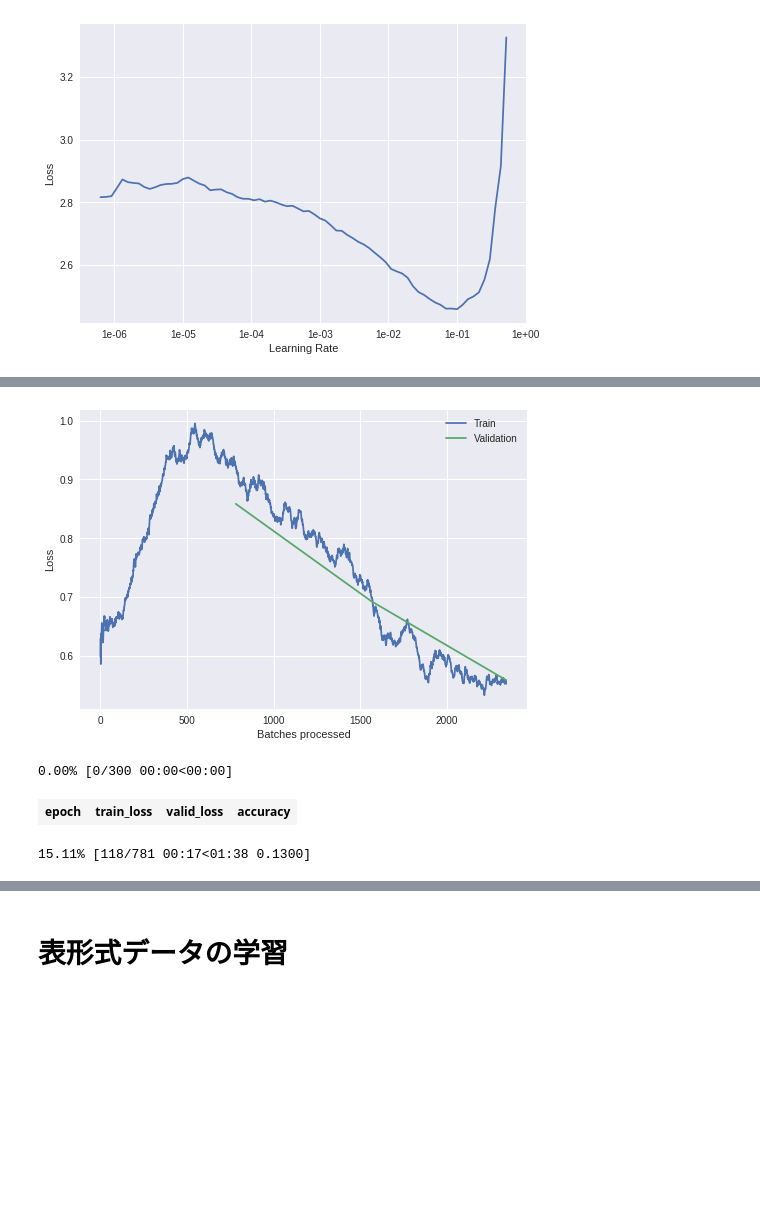
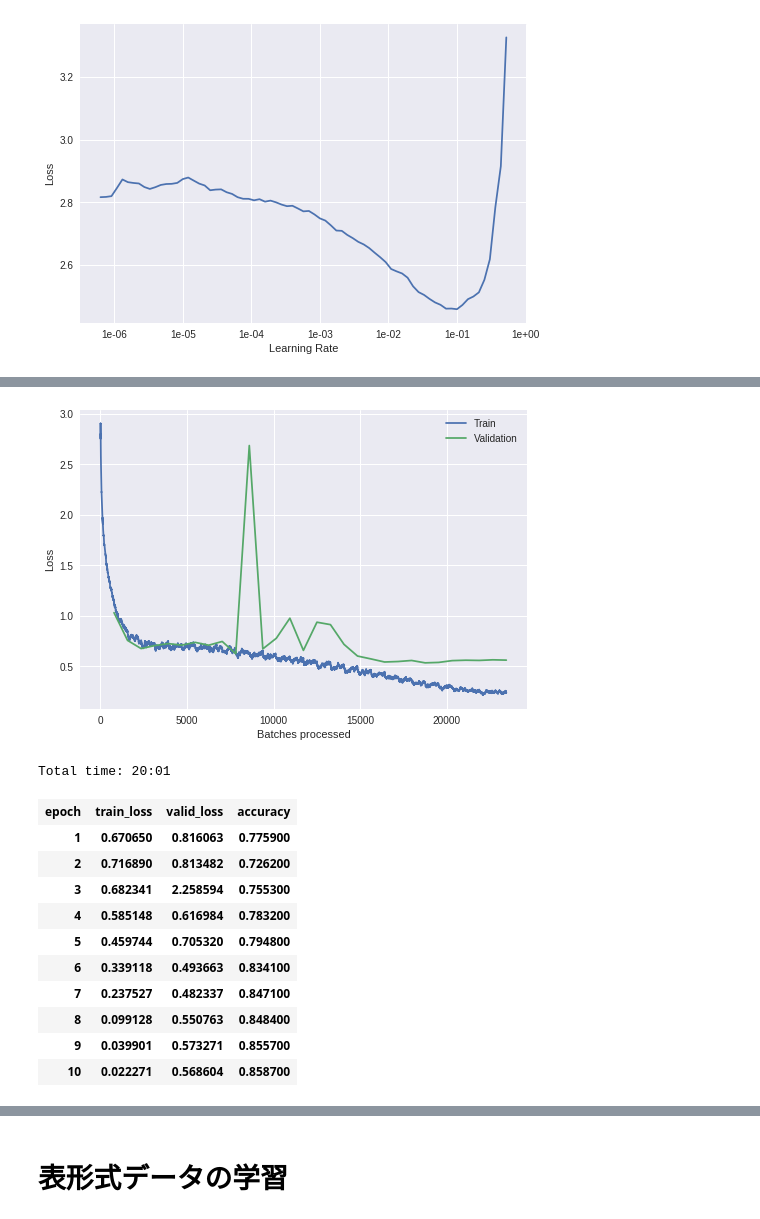
Before and after one commit to mickeykubo/dash, a Jupyter notebook: fastai_training.ipynb, the cells around one changed output, grey strips where cells are left out. Cells and saved outputs as stored; diff of their text form; code cells hidden in the pictures; blank space fills up the shorter version.

```diff
--- a/fastai_training.ipynb
+++ b/fastai_training.ipynb
@@ -150,5 +231,5 @@ learn.recorder.plot()
 # %% [output]
 [figure]
 # %%
-learn.fit_one_cycle(3,max_lr=1e-2)
+learn.fit_one_cycle(30,max_lr=1e-2)
 # %% [output]
@@ -160,14 +253,23 @@ Total time: 04:58
 # %%
 learn.recorder.plot_losses()
 # %% [output]
-[figure, old version]
+[figure, new version]
 # %%
-#learn.unfreeze()
-learn.fit_one_cycle(300,max_lr=1e-3 )
+learn.unfreeze()
+learn.fit_one_cycle(10,max_lr=1e-3 )
 # %% [output]
-0.00% [0/300 00:00<00:00]
+Total time: 20:01
 | epoch | train_loss | valid_loss | accuracy |
+| 1 | 0.670650 | 0.816063 | 0.775900 |
+| 2 | 0.716890 | 0.813482 | 0.726200 |
+| 3 | 0.682341 | 2.258594 | 0.755300 |
+| 4 | 0.585148 | 0.616984 | 0.783200 |
+| 5 | 0.459744 | 0.705320 | 0.794800 |
+| 6 | 0.339118 | 0.493663 | 0.834100 |
+| 7 | 0.237527 | 0.482337 | 0.847100 |
+| 8 | 0.099128 | 0.550763 | 0.848400 |
+| 9 | 0.039901 | 0.573271 | 0.855700 |
+| 10 | 0.022271 | 0.568604 | 0.858700 |
-15.11% [118/781 00:17<01:38 0.1300]
 # %%
 learn.recorder.plot_losses()
 # %% [output]
```
Also changed, not shown: parts of 16 cells of this notebook.
